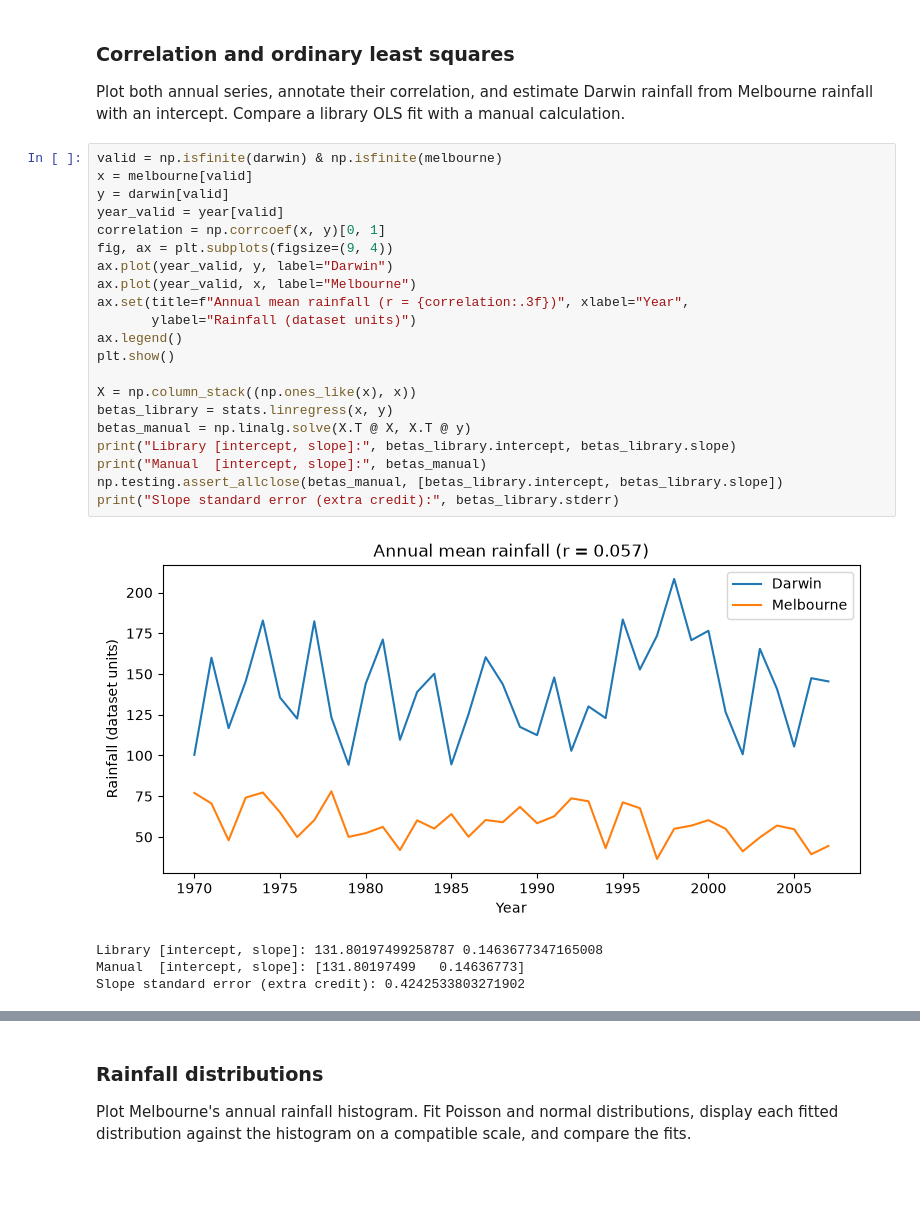
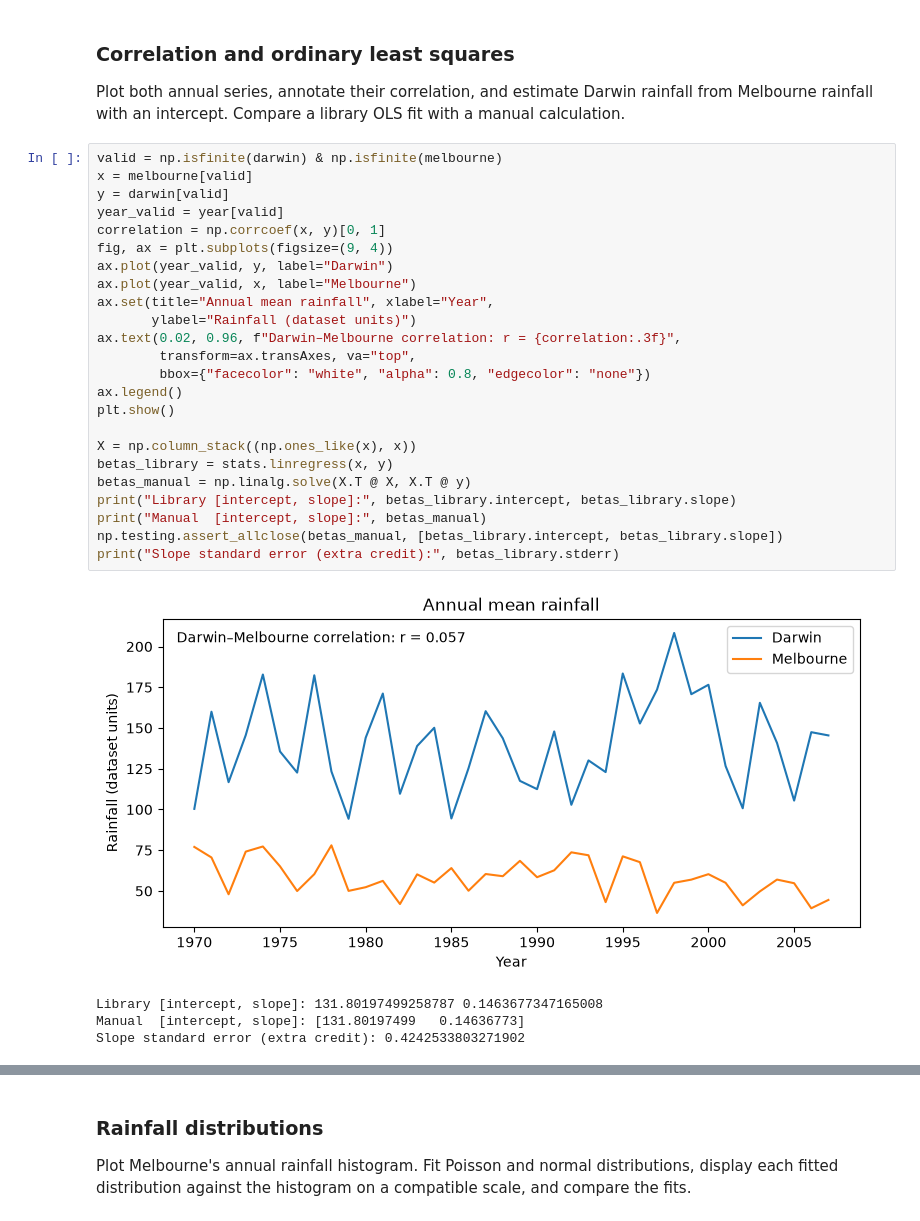
Before and after one commit to AaronScherf/ai-sandbox-master, a Jupyter notebook: ai-sandbox/academic-hub/academic_resources/env-science/labs/lab_3/lab_3_notebook.ipynb, the cells around one changed output, grey strips where cells are left out. Cells and saved outputs as stored; diff of their text form; blank space fills up the shorter version.

```diff
--- a/ai-sandbox/academic-hub/academic_resources/env-science/labs/lab_3/lab_3_notebook.ipynb
+++ b/ai-sandbox/academic-hub/academic_resources/env-science/labs/lab_3/lab_3_notebook.ipynb
@@ -267,26 +281,29 @@ Plot both annual series, annotate their correlation, and estimate Darwin rainfal
 # %%
 valid = np.isfinite(darwin) & np.isfinite(melbourne)
 x = melbourne[valid]
 y = darwin[valid]
 year_valid = year[valid]
 correlation = np.corrcoef(x, y)[0, 1]
 fig, ax = plt.subplots(figsize=(9, 4))
 ax.plot(year_valid, y, label="Darwin")
 ax.plot(year_valid, x, label="Melbourne")
-ax.set(title=f"Annual mean rainfall (r = {correlation:.3f})", xlabel="Year",
+ax.set(title="Annual mean rainfall", xlabel="Year",
        ylabel="Rainfall (dataset units)")
+ax.text(0.02, 0.96, f"Darwin–Melbourne correlation: r = {correlation:.3f}",
+        transform=ax.transAxes, va="top",
+        bbox={"facecolor": "white", "alpha": 0.8, "edgecolor": "none"})
 ax.legend()
 plt.show()
 
 X = np.column_stack((np.ones_like(x), x))
 betas_library = stats.linregress(x, y)
 betas_manual = np.linalg.solve(X.T @ X, X.T @ y)
 print("Library [intercept, slope]:", betas_library.intercept, betas_library.slope)
 print("Manual  [intercept, slope]:", betas_manual)
 np.testing.assert_allclose(betas_manual, [betas_library.intercept, betas_library.slope])
 print("Slope standard error (extra credit):", betas_library.stderr)
 # %% [output]
-[figure, old version]
+[figure, new version]
 Library [intercept, slope]: 131.80197499258787 0.1463677347165008
 Manual  [intercept, slope]: [131.80197499   0.14636773]
 Slope standard error (extra credit): 0.4242533803271902
```
Also changed, not shown: parts of 8 cells of this notebook.
